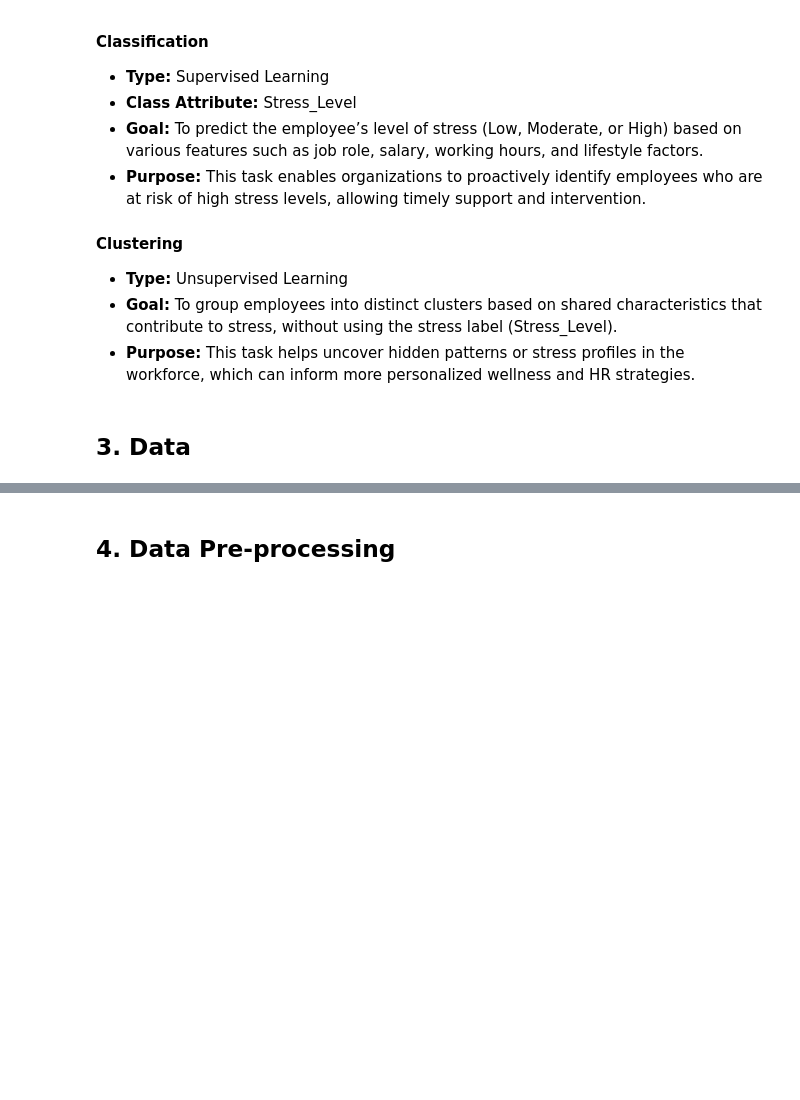
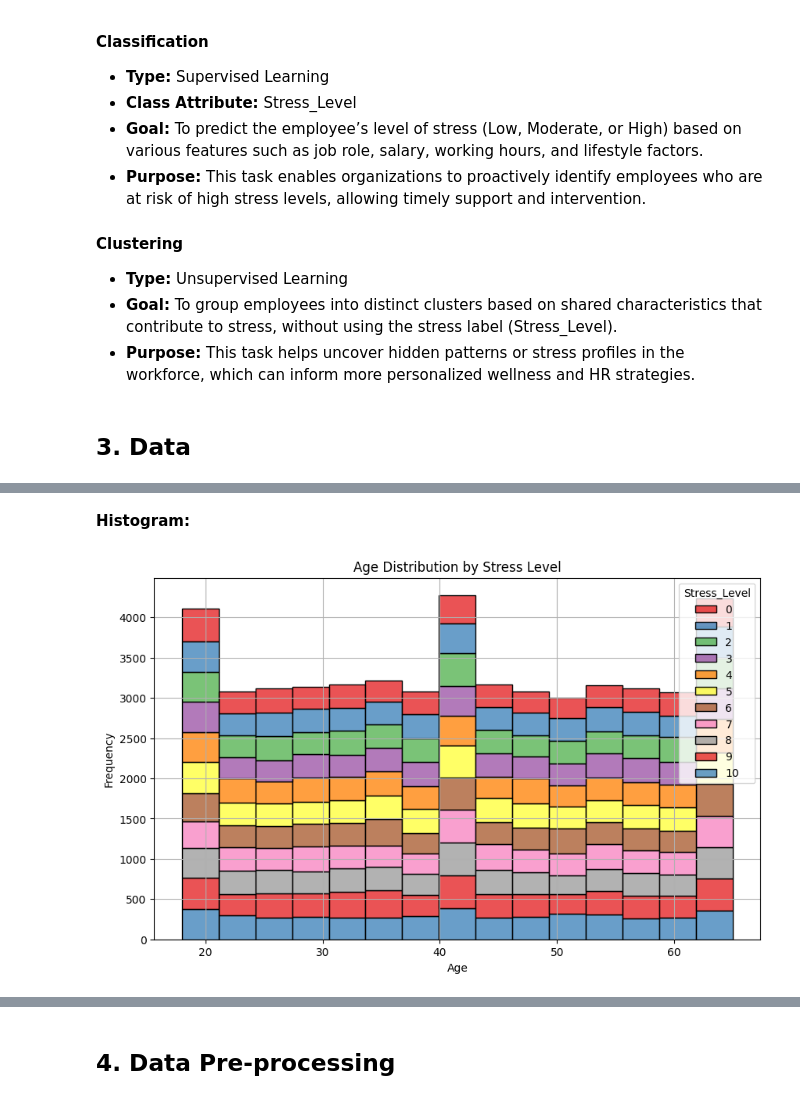
Before and after one commit to SanaAlotaibi/DataMiningProject, a Jupyter notebook: final_report.ipynb, the cells around one changed output, grey strips where cells are left out. Drawn from its saved outputs; the diff is of its cells as text; code cells hidden in the pictures; blank space fills up the shorter version.

```diff
--- a/final_report.ipynb
+++ b/final_report.ipynb
@@ -23,0 +26,21 @@
+# %%
+import pandas as pd
+import numpy as np
+
+
+# Load the dataset
+df = pd.read_csv('Original_dataset.csv')
+
+# Create a DataFrame to show attribute information
+attribute_informations = pd.DataFrame({
+    'AttributeName' : df.columns,
+    'DataType' : df.dtypes.values
+})
+
+# Display information about the dataset
+print(f"Number of attributes: {len(df.columns)}")
+print('\n')
+print(f"Number of objects: {len(df)}")
+print('\n')
+print("Attributes and Their Types:")
+print(attribute_informations)
@@ -23,0 +220,14 @@
+# %% [markdown]
+**Histogram:**
+# %%
+import matplotlib.pyplot as plt
+import seaborn as sns
+plt.figure(figsize=(10,6))
+sns.histplot(data=df, x='Age', hue='Stress_Level', multiple='stack', palette='Set1', bins=15)
+plt.title('Age Distribution by Stress Level')
+plt.xlabel('Age')
+plt.ylabel('Frequency')
+plt.grid(True)
+plt.show()
+# %% [output]
+[figure, added]
```
Also changed, not shown: parts of 16 cells of this notebook.
